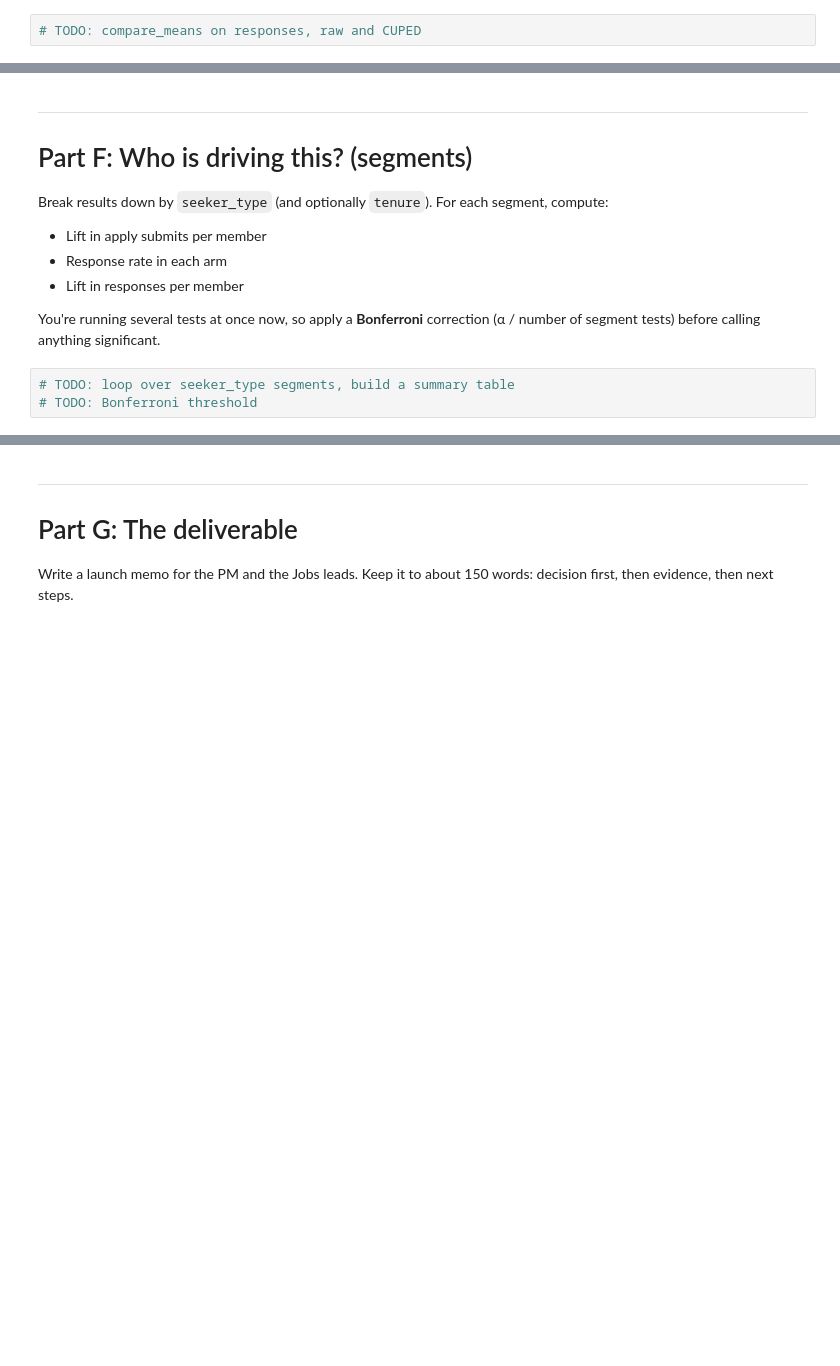
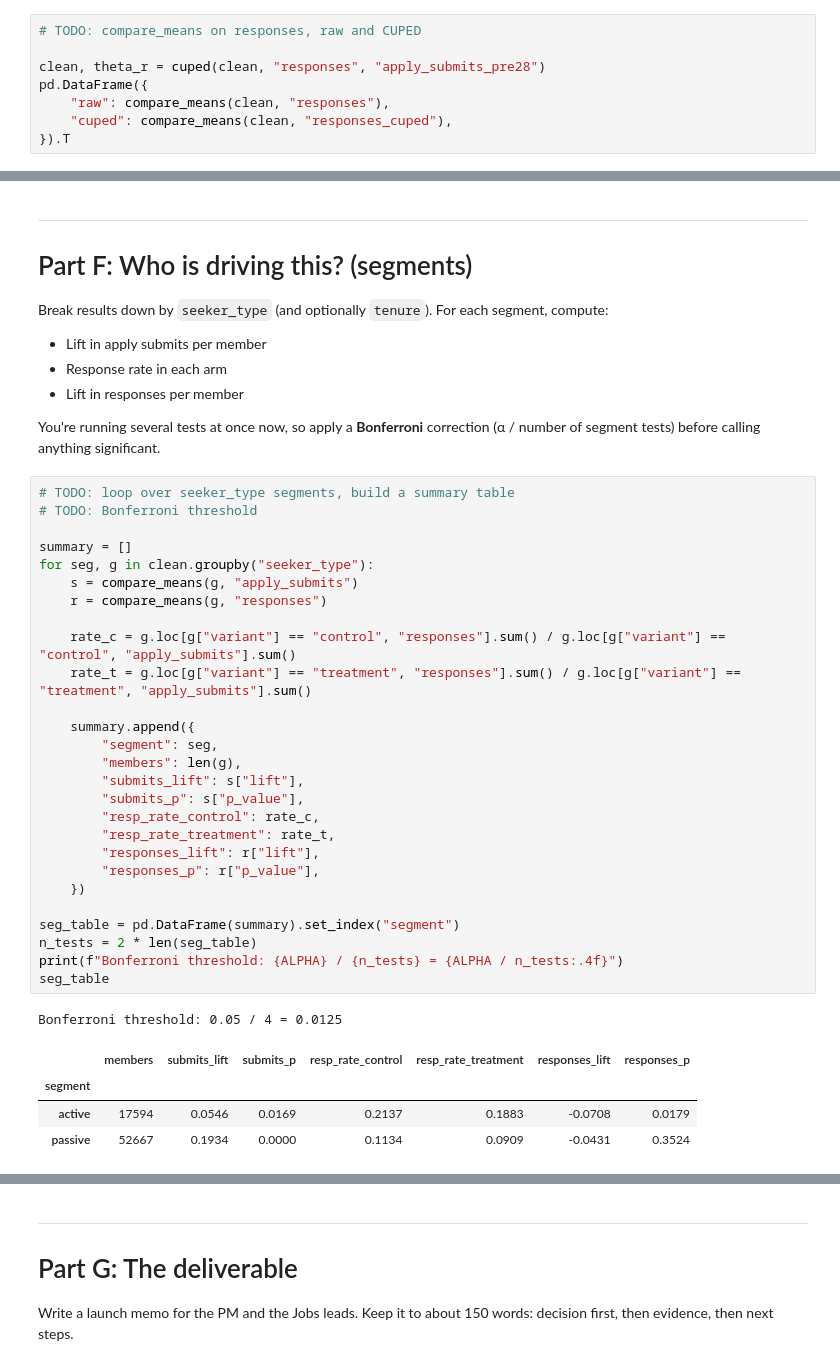
Before and after one commit to hantayc/stats-review, a Jupyter notebook: one_tap_apply_case/one_tap_apply_case.ipynb, the cells around one changed output, grey strips where cells are left out. Drawn from its saved outputs; the diff is of its cells as text; blank space fills up the shorter version.

```diff
--- a/one_tap_apply_case/one_tap_apply_case.ipynb
+++ b/one_tap_apply_case/one_tap_apply_case.ipynb
@@ -402,3 +409,9 @@ Delta SE = 0.0035, z = -7.6  (SE is 1.26x larger)
 Seekers don't want applications, they want **responses** (interviews). Compare `responses` per member, raw and with CUPED (use `apply_submits_pre28` as the covariate again).
 # %%
 # TODO: compare_means on responses, raw and CUPED
+
+clean, theta_r = cuped(clean, "responses", "apply_submits_pre28")
+pd.DataFrame({
+    "raw": compare_means(clean, "responses"),
+    "cuped": compare_means(clean, "responses_cuped"),
+}).T
@@ -419,6 +439,36 @@ You're running several tests at once now, so apply a **Bonferroni** correction (
 # %%
 # TODO: loop over seeker_type segments, build a summary table
 # TODO: Bonferroni threshold
+
+summary = []
+for seg, g in clean.groupby("seeker_type"):
+    s = compare_means(g, "apply_submits")
+    r = compare_means(g, "responses")
+
+    rate_c = g.loc[g["variant"] == "control", "responses"].sum() / g.loc[g["variant"] == "control", "apply_submits"].sum()
+    rate_t = g.loc[g["variant"] == "treatment", "responses"].sum() / g.loc[g["variant"] == "treatment", "apply_submits"].sum()
+
+    summary.append({
+        "segment": seg,
+        "members": len(g),
+        "submits_lift": s["lift"],
+        "submits_p": s["p_value"],
+        "resp_rate_control": rate_c,
+        "resp_rate_treatment": rate_t,
+        "responses_lift": r["lift"],
+        "responses_p": r["p_value"],
+    })
+
+seg_table = pd.DataFrame(summary).set_index("segment")
+n_tests = 2 * len(seg_table)
+print(f"Bonferroni threshold: {ALPHA} / {n_tests} = {ALPHA / n_tests:.4f}")
+seg_table
+# %% [output]
+Bonferroni threshold: 0.05 / 4 = 0.0125
+|  | members | submits_lift | submits_p | resp_rate_control | resp_rate_treatment | responses_lift | responses_p |
+| segment |  |  |  |  |  |  |  |
+| active | 17594 | 0.0546 | 0.0169 | 0.2137 | 0.1883 | -0.0708 | 0.0179 |
+| passive | 52667 | 0.1934 | 0.0000 | 0.1134 | 0.0909 | -0.0431 | 0.3524 |
 # %% [markdown]
 **Checkpoint:** passive members should have the biggest lift in submits. Response rates should fall **within both segments**.
 
```
Also changed, not shown: parts of 7 cells of this notebook.
